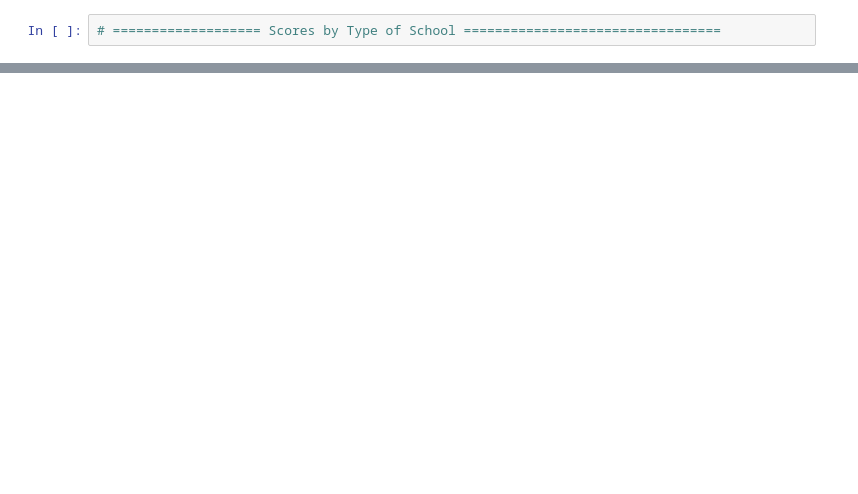
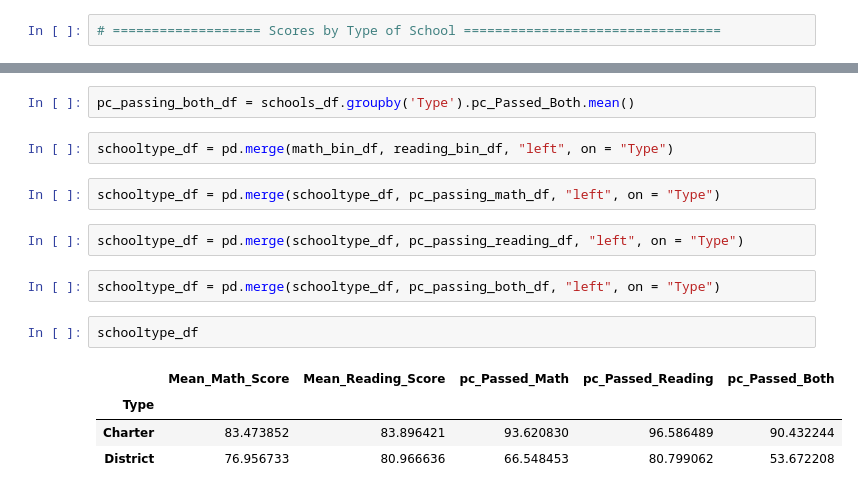
Before and after one commit to fbarillas08/pandas-challenge, a Jupyter notebook: PyCitySchools_FAB.ipynb, the cells around one changed output, grey strips where cells are left out. Cells and saved outputs as stored; diff of their text form; blank space fills up the shorter version.

```diff
--- a/PyCitySchools_FAB.ipynb
+++ b/PyCitySchools_FAB.ipynb
@@ -727,0 +736,17 @@ schoolsize_df
+# %%
+pc_passing_both_df = schools_df.groupby('Type').pc_Passed_Both.mean()
+# %%
+schooltype_df = pd.merge(math_bin_df, reading_bin_df, "left", on = "Type")
+# %%
+schooltype_df = pd.merge(schooltype_df, pc_passing_math_df, "left", on = "Type")
+# %%
+schooltype_df = pd.merge(schooltype_df, pc_passing_reading_df, "left", on = "Type")
+# %%
+schooltype_df = pd.merge(schooltype_df, pc_passing_both_df, "left", on = "Type")
+# %%
+schooltype_df
+# %% [output]
+|  | Mean_Math_Score | Mean_Reading_Score | pc_Passed_Math | pc_Passed_Reading | pc_Passed_Both |
+| Type |  |  |  |  |  |
+| Charter | 83.473852 | 83.896421 | 93.620830 | 96.586489 | 90.432244 |
+| District | 76.956733 | 80.966636 | 66.548453 | 80.799062 | 53.672208 |
```
Also changed, not shown: parts of 4 cells of this notebook.
